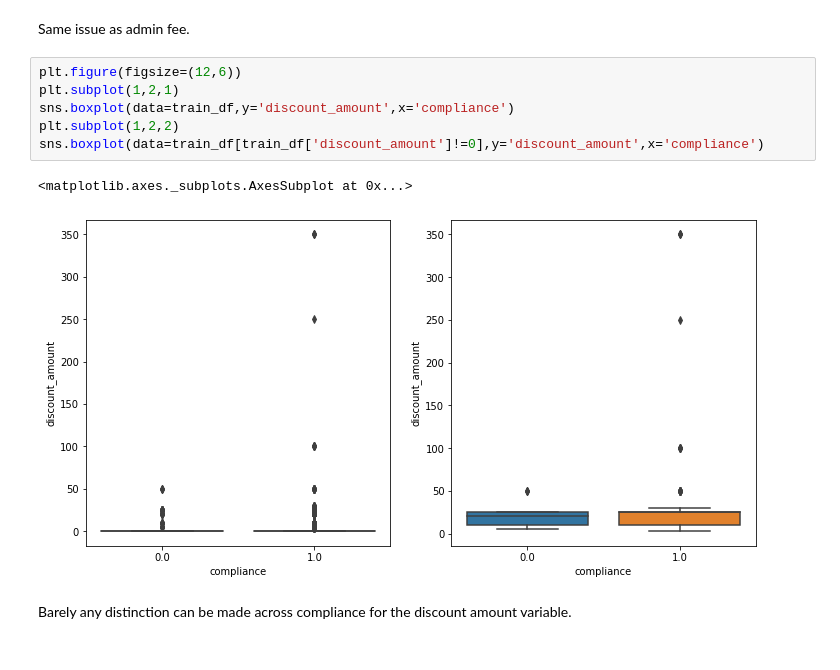
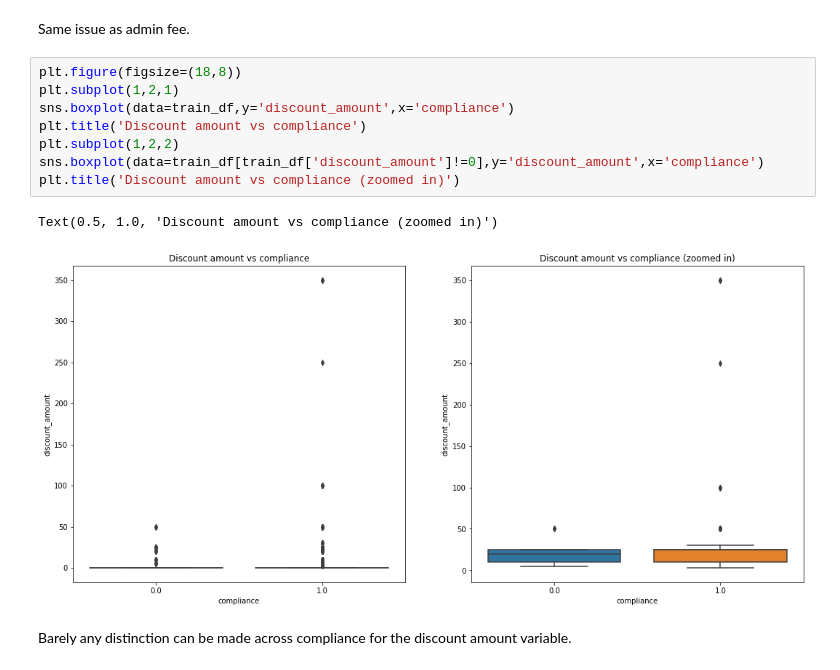
Before and after one commit to saychelsea11/Predicting-Property-Maintenance-Fine-Payment, a Jupyter notebook: Predicting_Property_Maintenance_Fines.ipynb, the cells around one changed output. Drawn from its saved outputs; the diff is of its cells as text.

```diff
--- a/Predicting_Property_Maintenance_Fines.ipynb
+++ b/Predicting_Property_Maintenance_Fines.ipynb
@@ -413,14 +408,16 @@ plt.scatter(range(len(train_df['state_fee'])),train_df['state_fee'])
 # %% [markdown]
 Same issue as admin fee.
 # %%
-plt.figure(figsize=(12,6))
+plt.figure(figsize=(18,8))
 plt.subplot(1,2,1)
 sns.boxplot(data=train_df,y='discount_amount',x='compliance')
+plt.title('Discount amount vs compliance')
 plt.subplot(1,2,2)
 sns.boxplot(data=train_df[train_df['discount_amount']!=0],y='discount_amount',x='compliance')
+plt.title('Discount amount vs compliance (zoomed in)')
 # %% [output]
-<matplotlib.axes._subplots.AxesSubplot at 0x...>
+Text(0.5, 1.0, 'Discount amount vs compliance (zoomed in)')
-[figure, old version]
+[figure, new version]
 # %% [markdown]
 Barely any distinction can be made across compliance for the discount amount variable.
 # %%
```
Also changed, not shown: parts of 95 cells of this notebook.
